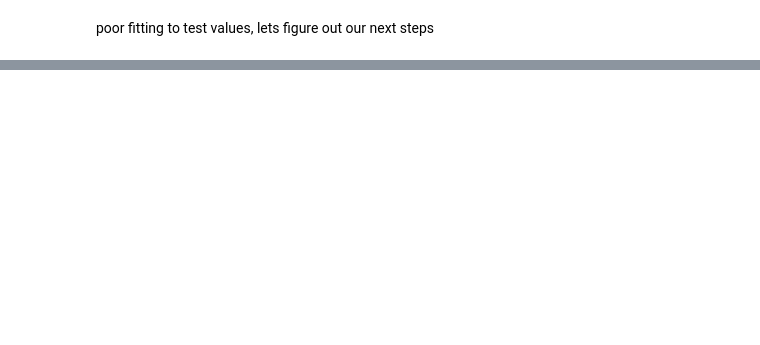
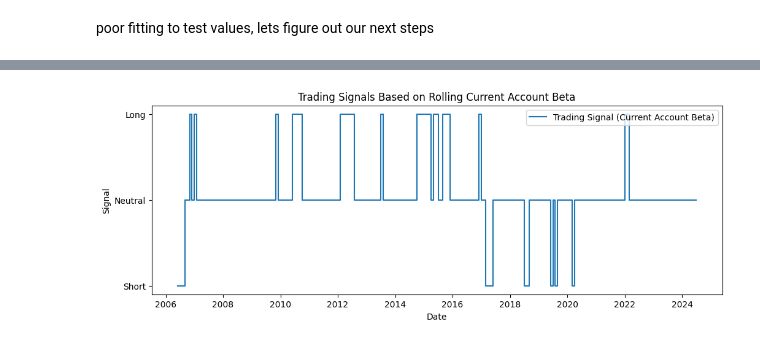
Before and after one commit to Adnan-Anwar-Data-enthusiast/Currency-speculation, a Jupyter notebook: 3. Modelling.ipynb, the cells around one changed output, grey strips where cells are left out. Saved outputs shown, nothing was run; the diff lists cells and outputs as text; code cells hidden in the pictures; blank space fills up the shorter version.

```diff
--- a/3. Modelling.ipynb
+++ b/3. Modelling.ipynb
@@ -232,0 +448,24 @@ Test R²: -0.0646
+# %%
+# Example: Generate trading signals based on rolling betas for the current account
+
+# 1. Set a threshold for signal generation (e.g., beta < -0.2 for short, beta > 0.2 for long)
+long_threshold = 0.2
+short_threshold = -0.2
+
+# 2. Generate signals: 1 for long, -1 for short, 0 for neutral
+signals = np.where(betas[:, 2] > long_threshold, 1,
+                   np.where(betas[:, 3] < short_threshold, -1, 0))
+
+# 3. Plot signals over time
+plt.figure(figsize=(12, 4))
+plt.plot(dates, signals, drawstyle='steps-post', label='Trading Signal (Current Account Beta)')
+plt.title('Trading Signals Based on Rolling Current Account Beta')
+plt.xlabel('Date')
+plt.ylabel('Signal')
+plt.yticks([-1, 0, 1], ['Short', 'Neutral', 'Long'])
+plt.legend()
+plt.show()
+
+# 4. (Optional) You can apply this logic to other betas or combine signals for multi-factor strategies.
+# %% [output]
+[figure, added]
```
Also changed, not shown: parts of 19 cells of this notebook, 2 other files.
